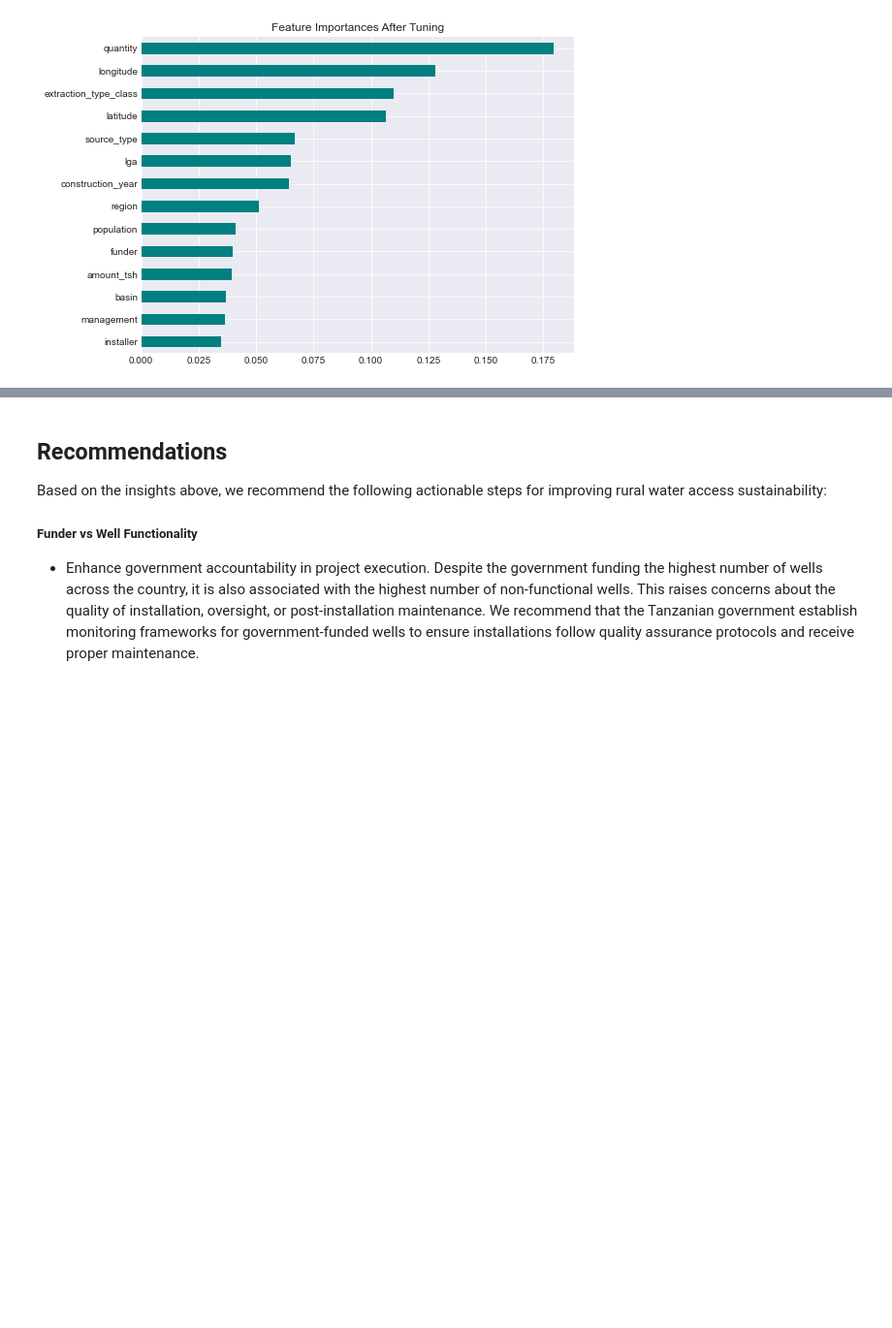
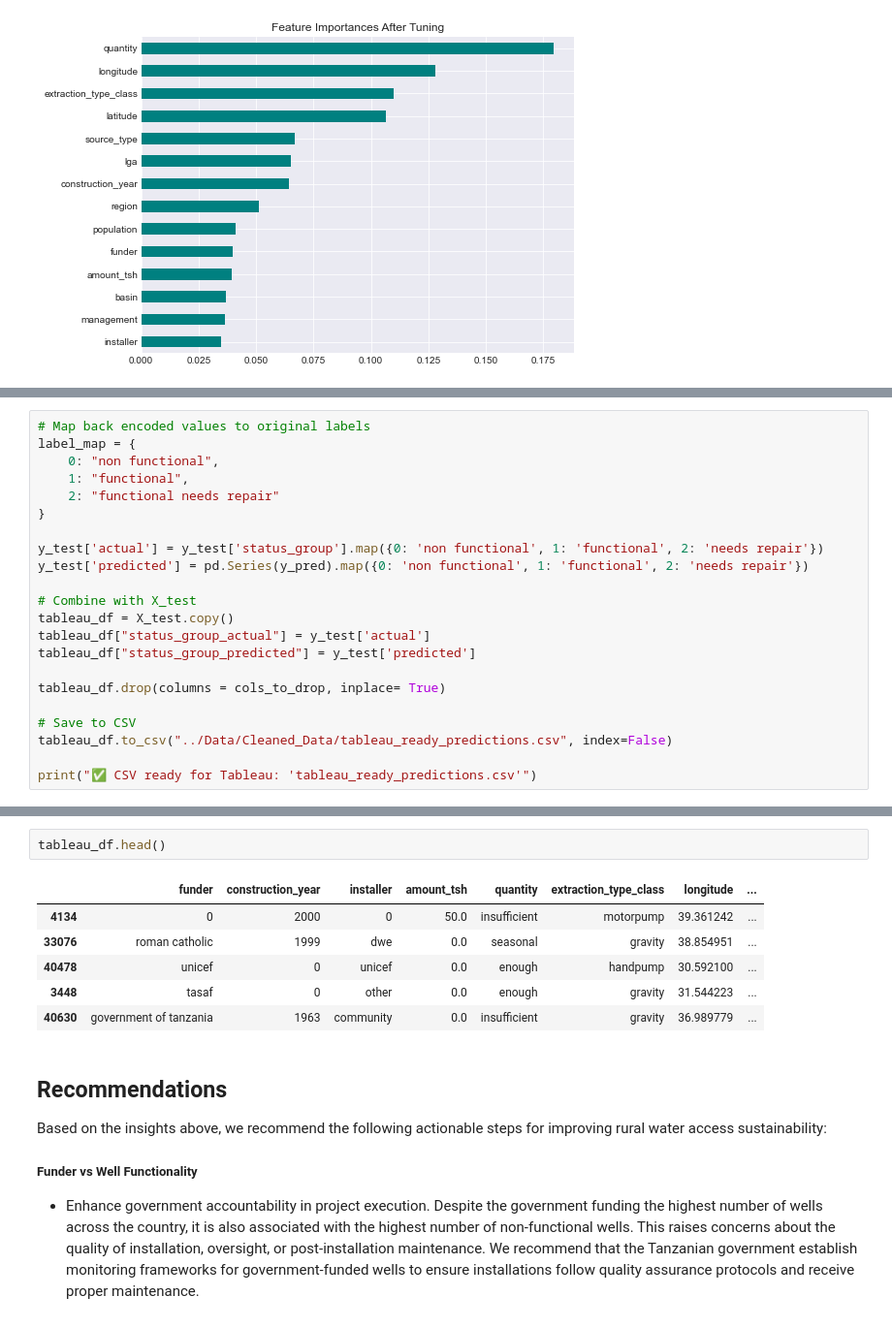
Before and after one commit to Assesa44/Tanzania-Wells-Functionality-Predictions, a Jupyter notebook: Notebooks/wells_analysis.ipynb, the cells around one changed output, grey strips where cells are left out. Shown at 97% size. Saved outputs shown, nothing was run; the diff lists cells and outputs as text; blank space fills up the shorter version.

```diff
--- a/Notebooks/wells_analysis.ipynb
+++ b/Notebooks/wells_analysis.ipynb
@@ -2996,0 +3102,22 @@ plt.show()
+# %%
+# Map back encoded values to original labels
+label_map = {
+    0: "non functional",
+    1: "functional",
+    2: "functional needs repair"
+}
+
+y_test['actual'] = y_test['status_group'].map({0: 'non functional', 1: 'functional', 2: 'needs repair'})
+y_test['predicted'] = pd.Series(y_pred).map({0: 'non functional', 1: 'functional', 2: 'needs repair'})
+
+# Combine with X_test
+tableau_df = X_test.copy()
+tableau_df["status_group_actual"] = y_test['actual']
+tableau_df["status_group_predicted"] = y_test['predicted']
+
+tableau_df.drop(columns = cols_to_drop, inplace= True)
+
+# Save to CSV
+tableau_df.to_csv("../Data/Cleaned_Data/tableau_ready_predictions.csv", index=False)
+
+print("✅ CSV ready for Tableau: 'tableau_ready_predictions.csv'")
@@ -2997,3 +3136,12 @@ plt.show()
+# %%
+tableau_df.head()
+# %% [output]
+|  | funder | construction_year | installer | amount_tsh | quantity | extraction_type_class | longitude | ... |
+| 4134 | 0 | 2000 | 0 | 50.0 | insufficient | motorpump | 39.361242 | ... |
+| 33076 | roman catholic | 1999 | dwe | 0.0 | seasonal | gravity | 38.854951 | ... |
+| 40478 | unicef | 0 | unicef | 0.0 | enough | handpump | 30.592100 | ... |
+| 3448 | tasaf | 0 | other | 0.0 | enough | gravity | 31.544223 | ... |
+| 40630 | government of tanzania | 1963 | community | 0.0 | insufficient | gravity | 36.989779 | ... |
 # %% [markdown]
 ## **Recommendations**
 Based on the insights above, we recommend the following actionable steps for improving rural water access sustainability:
```
Also changed, not shown: parts of 38 cells of this notebook.
